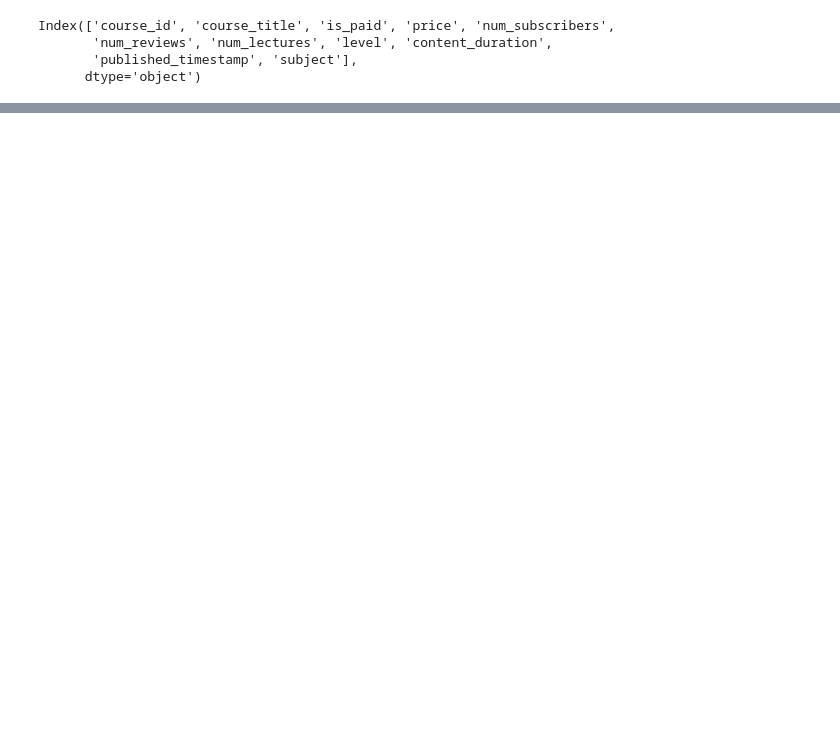
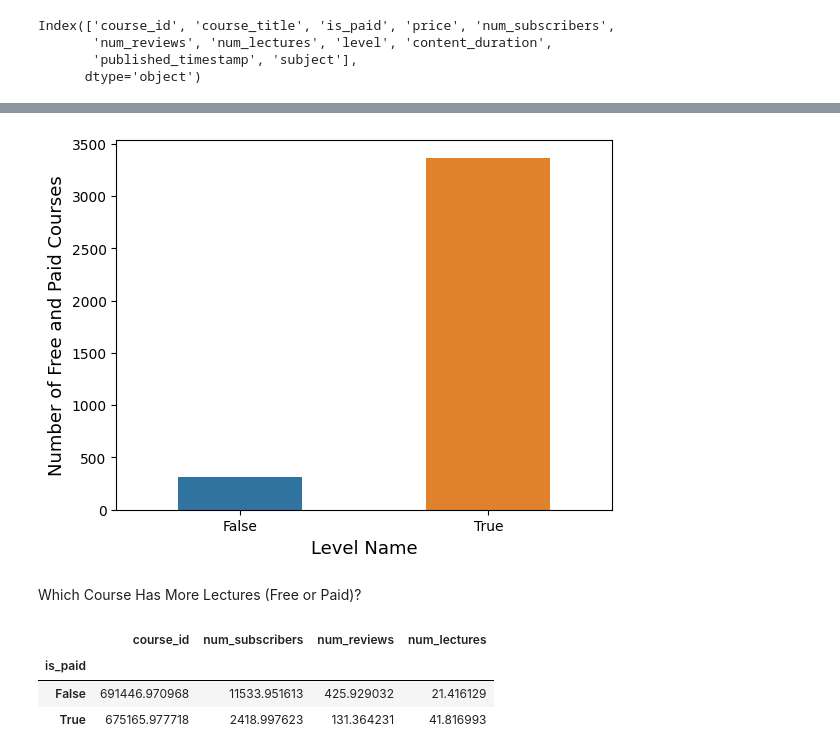
Before and after one commit to smashfakuddin/Udemy_course_DA, a Jupyter notebook: Udemy_analysis.ipynb, the cells around one changed output, grey strips where cells are left out. Cells and saved outputs as stored; diff of their text form; code cells hidden in the pictures; blank space fills up the shorter version.

```diff
--- a/Udemy_analysis.ipynb
+++ b/Udemy_analysis.ipynb
@@ -19,0 +159,16 @@ Index(['course_id', 'course_title', 'is_paid', 'price', 'num_subscribers',
+# %%
+sns.countplot(x = df["is_paid"], width=.5)
+plt.xlabel('Level Name', fontsize = 13)
+plt.ylabel('Number of Free and Paid Courses', fontsize = 13)
+plt.show()
+# %% [output]
+[figure, added]
+# %% [markdown]
+Which Course Has More Lectures (Free or Paid)?
+# %%
+df.groupby(['is_paid']).mean()
+# %% [output]
+|  | course_id | num_subscribers | num_reviews | num_lectures |
+| is_paid |  |  |  |  |
+| False | 691446.970968 | 11533.951613 | 425.929032 | 21.416129 |
+| True | 675165.977718 | 2418.997623 | 131.364231 | 41.816993 |
```
Also changed, not shown: parts of 42 cells of this notebook.
